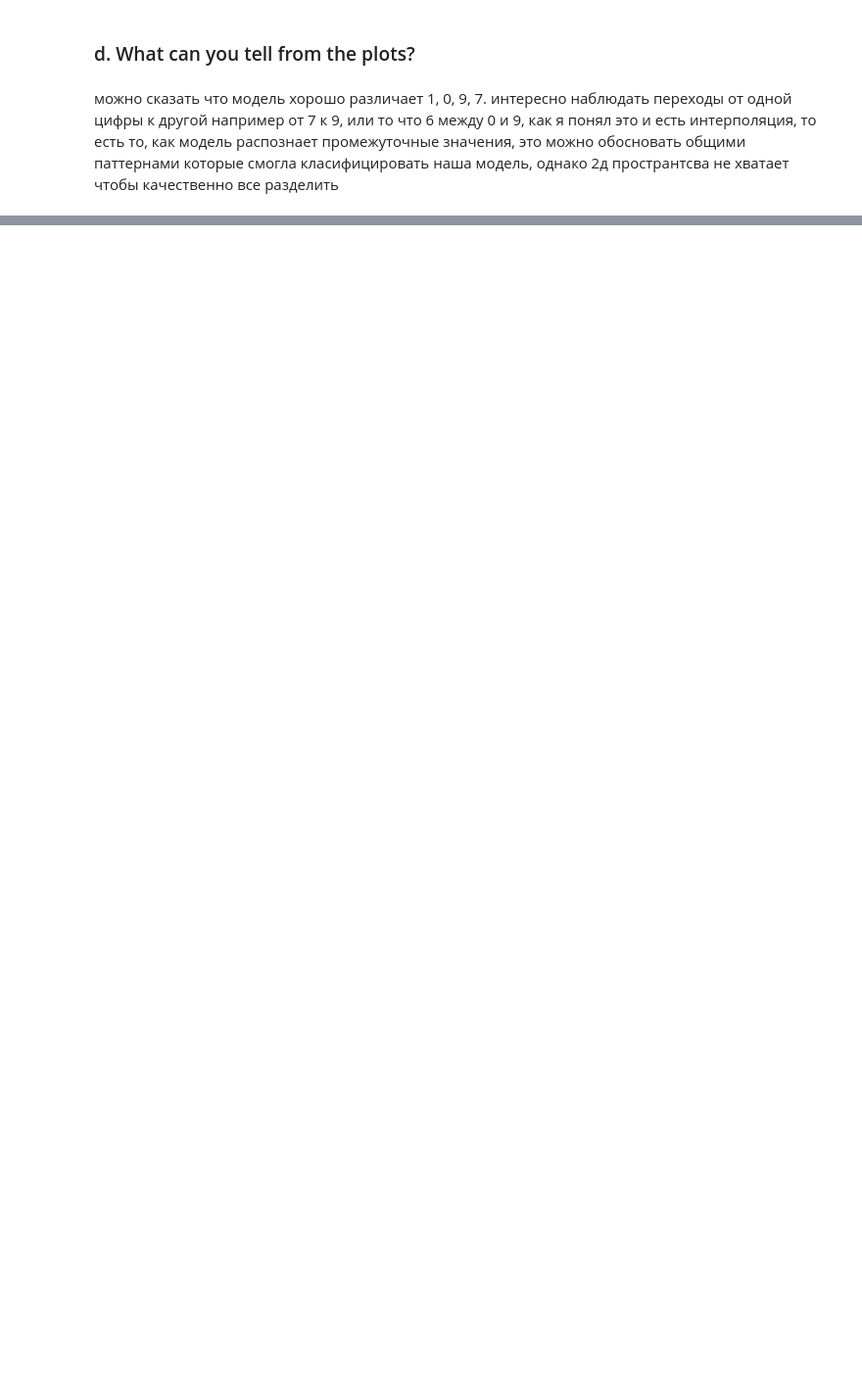
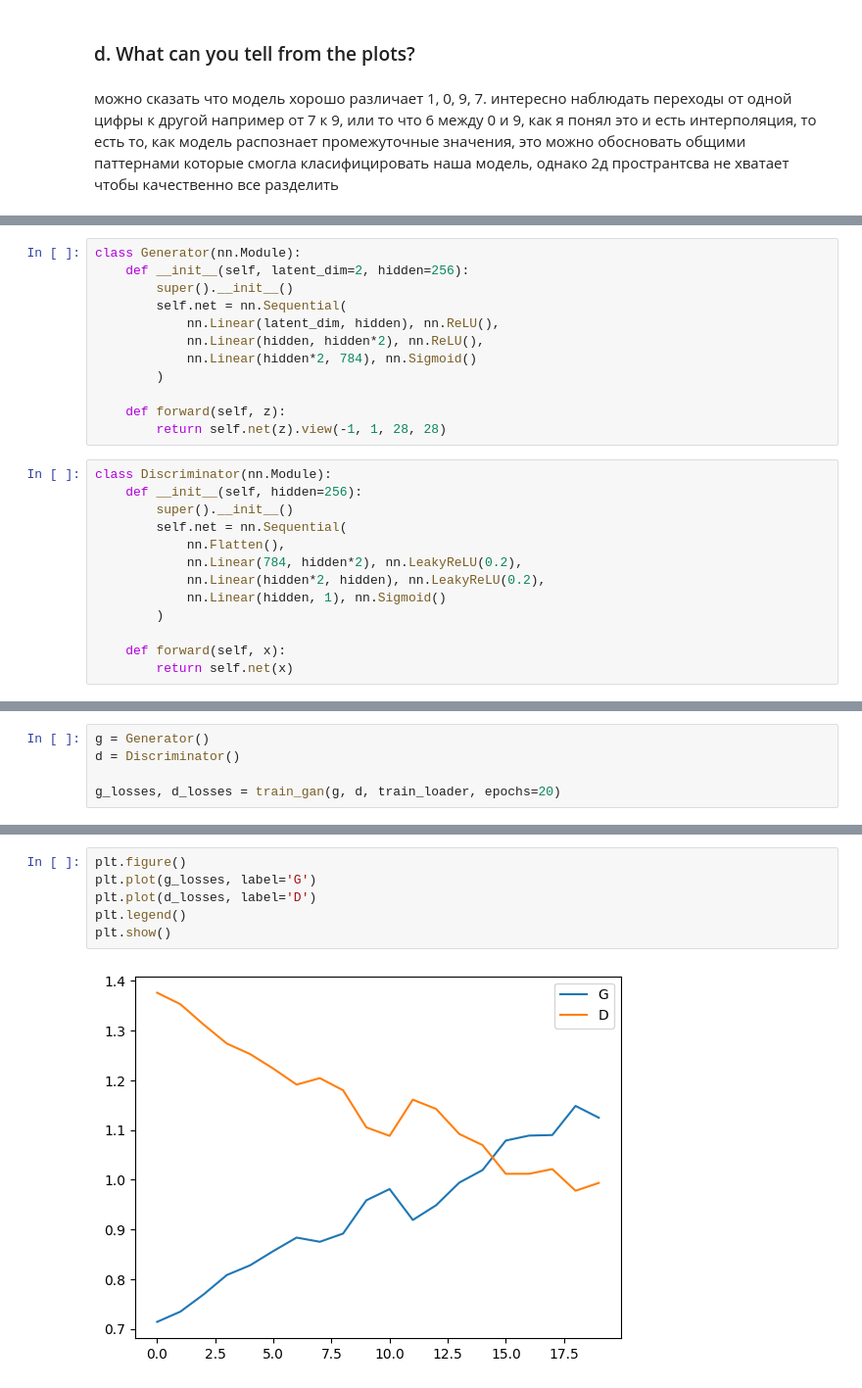
Before and after one commit to why-black/generative-models-vae-gan-diffusion, a Jupyter notebook: src/generative_ml.ipynb, the cells around one changed output, grey strips where cells are left out. Shown at 98% size. Cells and saved outputs as stored; diff of their text form; blank space fills up the shorter version.

```diff
--- a/src/generative_ml.ipynb
+++ b/src/generative_ml.ipynb
@@ -200,0 +320,25 @@ plt.show()
+# %%
+class Generator(nn.Module):
+    def __init__(self, latent_dim=2, hidden=256):
+        super().__init__()
+        self.net = nn.Sequential(
+            nn.Linear(latent_dim, hidden), nn.ReLU(),
+            nn.Linear(hidden, hidden*2), nn.ReLU(),
+            nn.Linear(hidden*2, 784), nn.Sigmoid()
+        )
+
+    def forward(self, z):
+        return self.net(z).view(-1, 1, 28, 28)
+# %%
+class Discriminator(nn.Module):
+    def __init__(self, hidden=256):
+        super().__init__()
+        self.net = nn.Sequential(
+            nn.Flatten(),
+            nn.Linear(784, hidden*2), nn.LeakyReLU(0.2),
+            nn.Linear(hidden*2, hidden), nn.LeakyReLU(0.2),
+            nn.Linear(hidden, 1), nn.Sigmoid()
+        )
+
+    def forward(self, x):
+        return self.net(x)
@@ -200,0 +423,5 @@ plt.show()
+# %%
+g = Generator()
+d = Discriminator()
+
+g_losses, d_losses = train_gan(g, d, train_loader, epochs=20)
@@ -200,0 +449,8 @@ plt.show()
+# %%
+plt.figure()
+plt.plot(g_losses, label='G')
+plt.plot(d_losses, label='D')
+plt.legend()
+plt.show()
+# %% [output]
+[figure, added]
```
Also changed, not shown: parts of 45 cells of this notebook.
